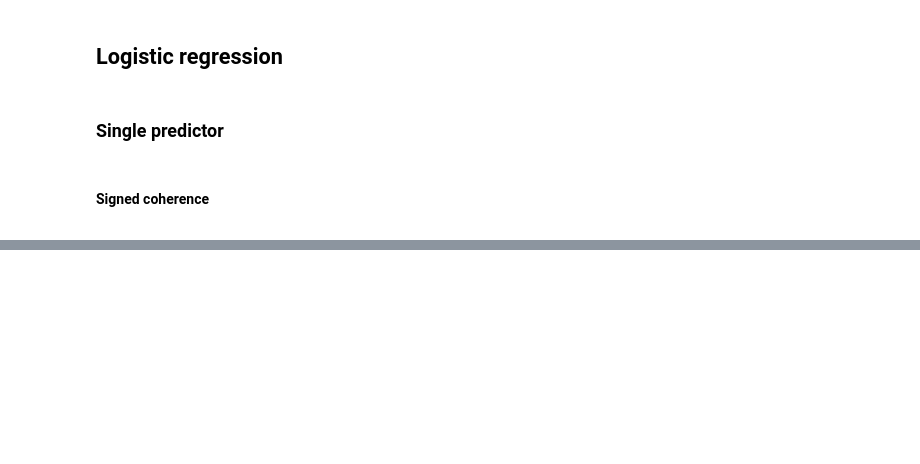
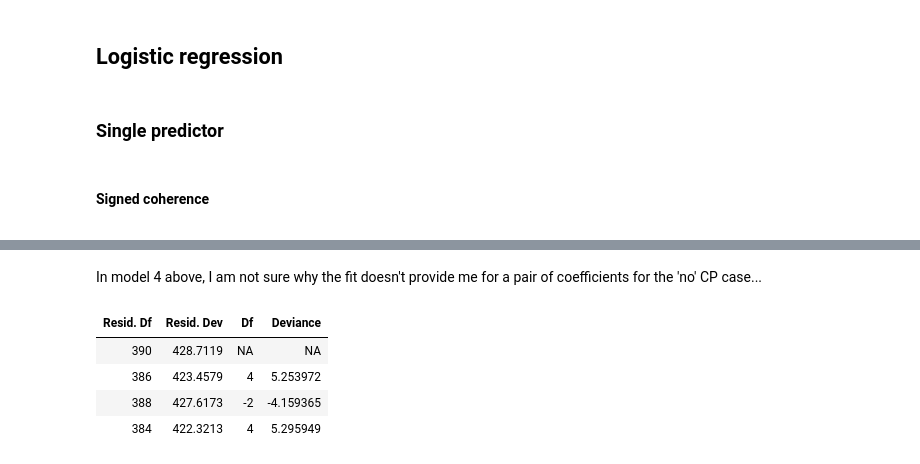
Before and after one commit to TheGoldLab/Analysis_SingleCP_DotsReversal, a Jupyter notebook: Jupyter/Pilot13-14/psychophysics.ipynb, the cells around one changed output, grey strips where cells are left out. Saved outputs shown, nothing was run; the diff lists cells and outputs as text; code cells hidden in the pictures; blank space fills up the shorter version.

```diff
--- a/Jupyter/Pilot13-14/psychophysics.ipynb
+++ b/Jupyter/Pilot13-14/psychophysics.ipynb
@@ -321,2 +311,0 @@ unique(data[pilotID==subj & taskID==task & order(signedCohLast),.(signedCohLast)
-# %%
-fit_logistic_single_pred(data[pilotID==subj & taskID==task], choice, "right", signedCohLast)
@@ -343,0 +433,3 @@ Number of Fisher Scoring iterations: 4
+# %%
+M4 <- glm(choice ~ facVD + signedCohLast:facVD + presenceCP + signedCohLast:presenceCP - 1, data=single, family=binomial())
+M4
@@ -343,0 +453,10 @@ Number of Fisher Scoring iterations: 4
+# %% [markdown]
+In model 4 above, I am not sure why the fit doesn't provide me for a pair of coefficients for the 'no' CP case...
+# %%
+anova(M1, M2, M3, M4)
+# %% [output]
+| Resid. Df | Resid. Dev | Df | Deviance |
+| 390 | 428.7119 | NA | NA |
+| 386 | 423.4579 | 4 | 5.253972 |
+| 388 | 427.6173 | -2 | -4.159365 |
+| 384 | 422.3213 | 4 | 5.295949 |
```
Also changed, not shown: parts of 41 cells of this notebook.
